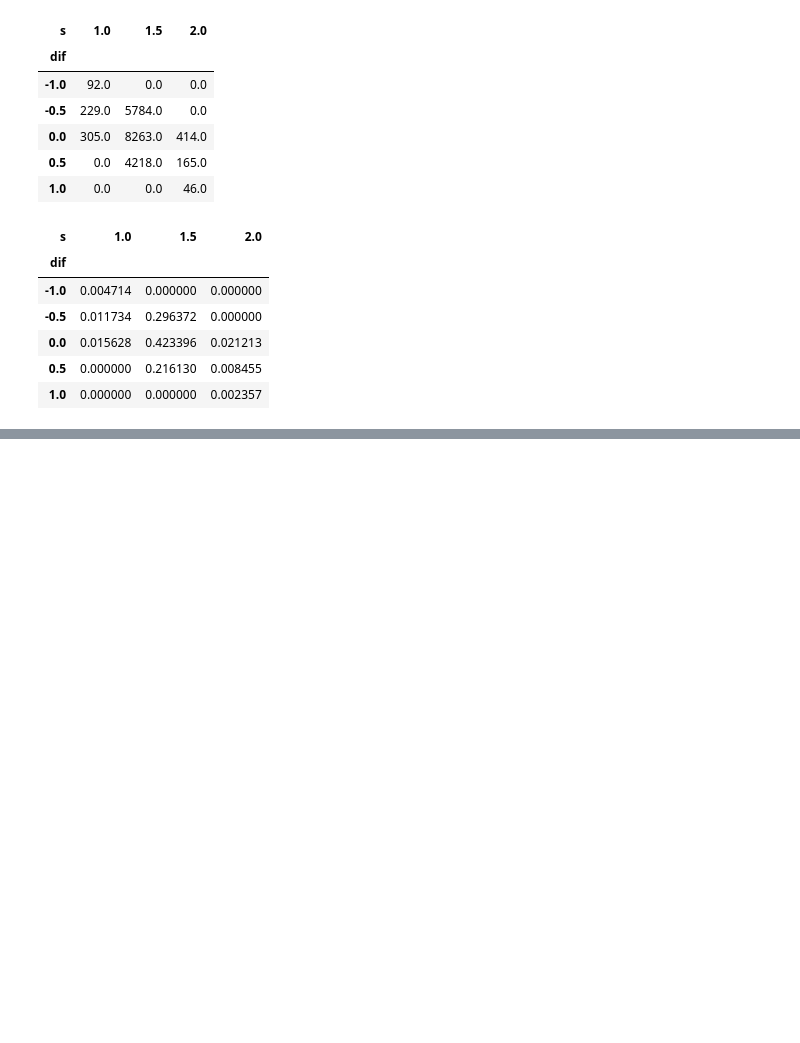
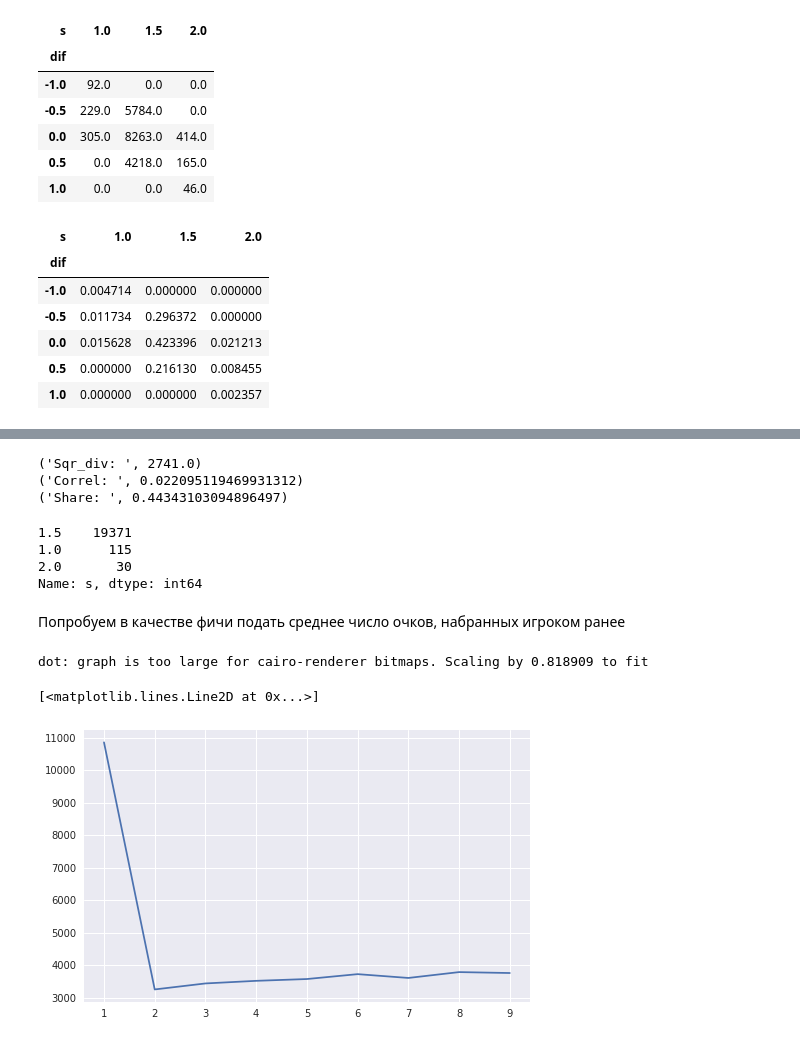
Before and after one commit to rosolimo212/chess, a Jupyter notebook: chess_rating_ver2.0.ipynb, the cells around one changed output, grey strips where cells are left out. Saved outputs shown, nothing was run; the diff lists cells and outputs as text; code cells hidden in the pictures; blank space fills up the shorter version.

```diff
--- a/chess_rating_ver2.0.ipynb
+++ b/chess_rating_ver2.0.ipynb
@@ -514,0 +585,7 @@ mtrxn(r2(elo(ds),x),y)
+# %%
+# Выводим метрики качества
+acm(r3(ds,x,4),y)
+# %% [output]
+('Sqr_div: ', 2741.0)
+('Correl: ', 0.022095119469931312)
+('Share: ', 0.44343103094896497)
@@ -514,0 +594,9 @@ mtrxn(r2(elo(ds),x),y)
+# %%
+r3(ds,x,4)['s'].value_counts()
+# %% [output]
+1.5    19371
+1.0      115
+2.0       30
+Name: s, dtype: int64
+# %% [markdown]
+Попробуем в качестве фичи подать среднее число очков, набранных игроком ранее
@@ -514,0 +642,18 @@ mtrxn(r2(elo(ds),x),y)
+# %%
+# смотрим параметр md
+lk=[]
+lq=[]
+lc=[]
+for i in range(1,10):
+    md=i
+    rbuf=r31(ds,x,md)
+    lk.append(md)
+    lq.append(comp(rbuf, y))
+    lc.append(corr(rbuf,y))
+# %% [output]
+dot: graph is too large for cairo-renderer bitmaps. Scaling by 0.818909 to fit
+# %%
+plot(lk,lq)
+# %% [output]
+[<matplotlib.lines.Line2D at 0x...>]
+[figure, added]
```
Also changed, not shown: parts of 22 cells of this notebook.
